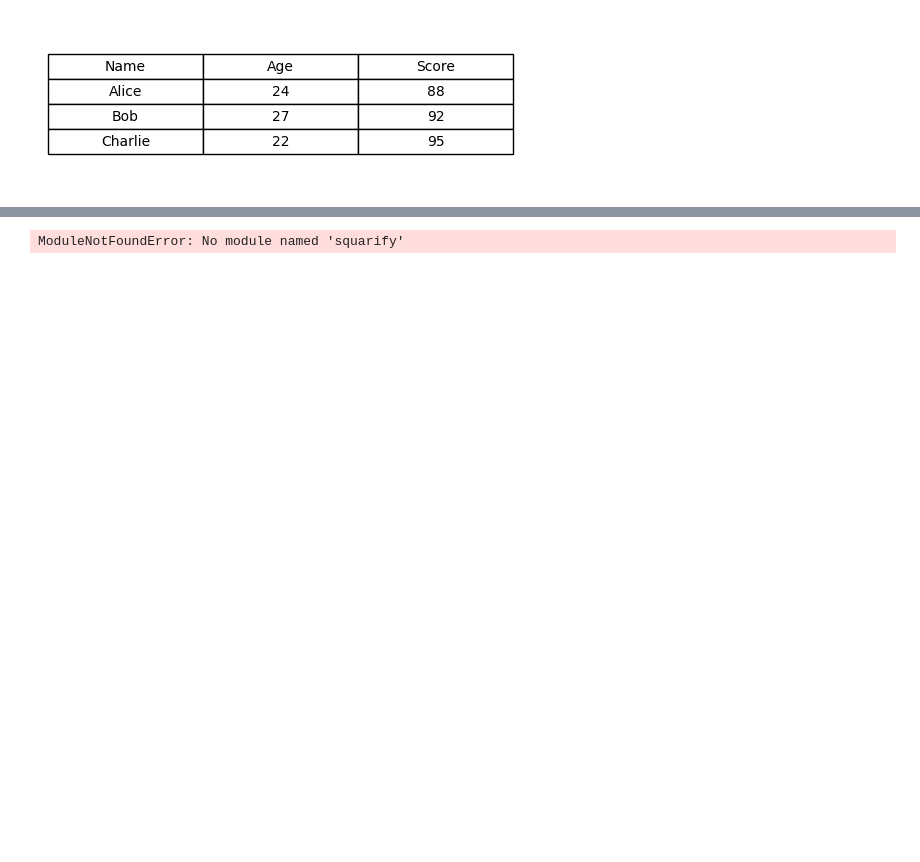
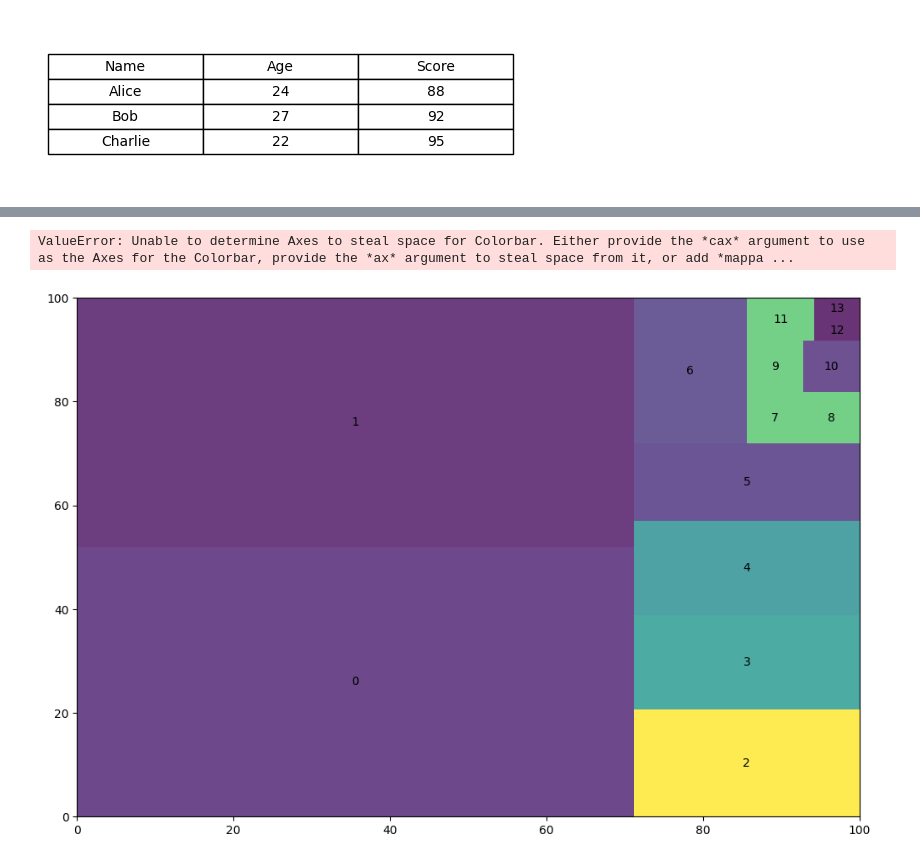
Before and after one commit to michaelkubi/costs-optimizations, a Jupyter notebook: graph.ipynb, the cells around one changed output, grey strips where cells are left out. Cells and saved outputs as stored; diff of their text form; code cells hidden in the pictures; blank space fills up the shorter version.

```diff
--- a/graph.ipynb
+++ b/graph.ipynb
@@ -25,0 +45,13 @@ plt.savefig("dataframe_matplotlib.png")
+# %%
+
+# Remove percentage and dollar signs, and convert to numeric
+df['cpuEfficiency'] = df['cpuEfficiency'].replace('%', '').astype(float)
+df['ramEfficiency'] = df['ramEfficiency'].str.replace('%', '').astype(float)
+df['totalEfficiency'] = df['totalEfficiency'].str.replace('%', '').astype(float)
+df['totalCost'] = df['totalCost'].str.replace('', '').astype(float)
+
+# plot it
+# Reset the index if you want 'namespace' as a column
+df = df.reset_index().rename(columns={'index': 'namespace'})
+
+df
@@ -26,14 +74,17 @@ plt.savefig("dataframe_matplotlib.png")
 # %%
-import matplotlib.pyplot as plt
-import squarify    # pip install squarify (algorithm for treemap)
-import pandas as pd
+import matplotlib.cm as cm
 
-# Create a data frame with fake data
-df = pd.DataFrame({'nb_people':[8,3,4,2], 'group':["group A", "group B", "group C", "group D"] })
+# Generate colors based on totalEfficiency values
+norm = plt.Normalize(df['totalEfficiency'].min(), df['totalEfficiency'].max())
+colors = cm.viridis(norm(df['totalEfficiency']))
 
-# plot it
-squarify.plot(sizes=df['nb_people'], label=df['group'], alpha=.8 )
+# Create the treemap
+plt.figure(figsize=(12, 8))
+squarify.plot(sizes=df['totalCost'], label=df.index, color=colors, alpha=.8)
+plt.colorbar(cm.ScalarMappable(norm=norm, cmap='viridis'), label="Total Efficiency (%)")
 plt.axis('off')
-plt.show()
+plt.title('Namespace Cost and Efficiency Treemap')
+    plt.show()
 # %% [output]
-ModuleNotFoundError: No module named 'squarify'
+ValueError: Unable to determine Axes to steal space for Colorbar. Either provide the *cax* argument to use as the Axes for the Colorbar, provide the *ax* argument to steal space from it, or add *mappa ...
+[figure, added]
```
Also changed, not shown: parts of 5 cells of this notebook, 4 other files.
